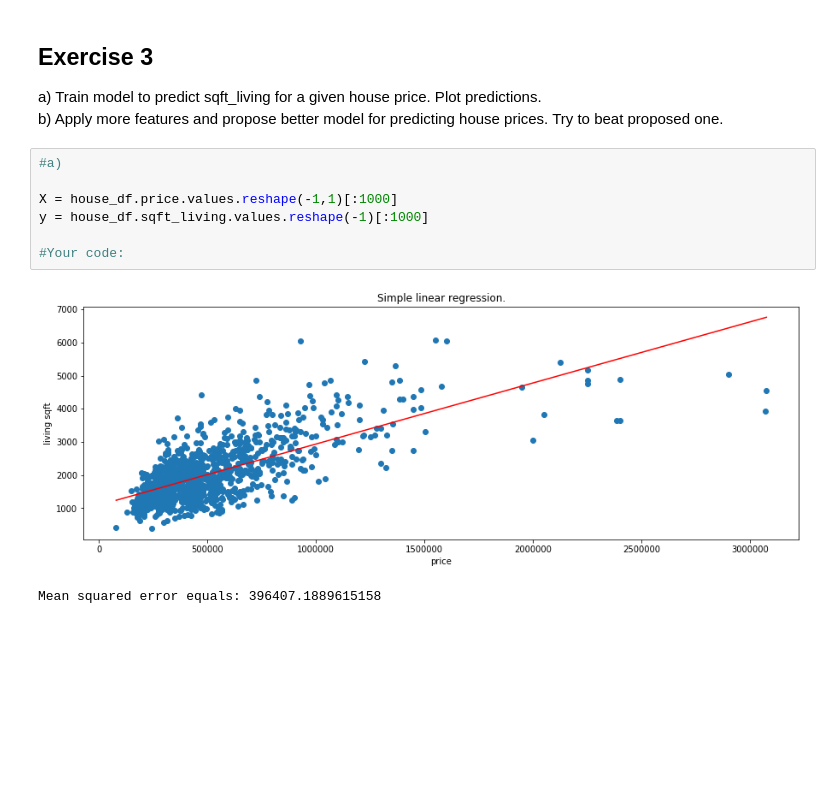
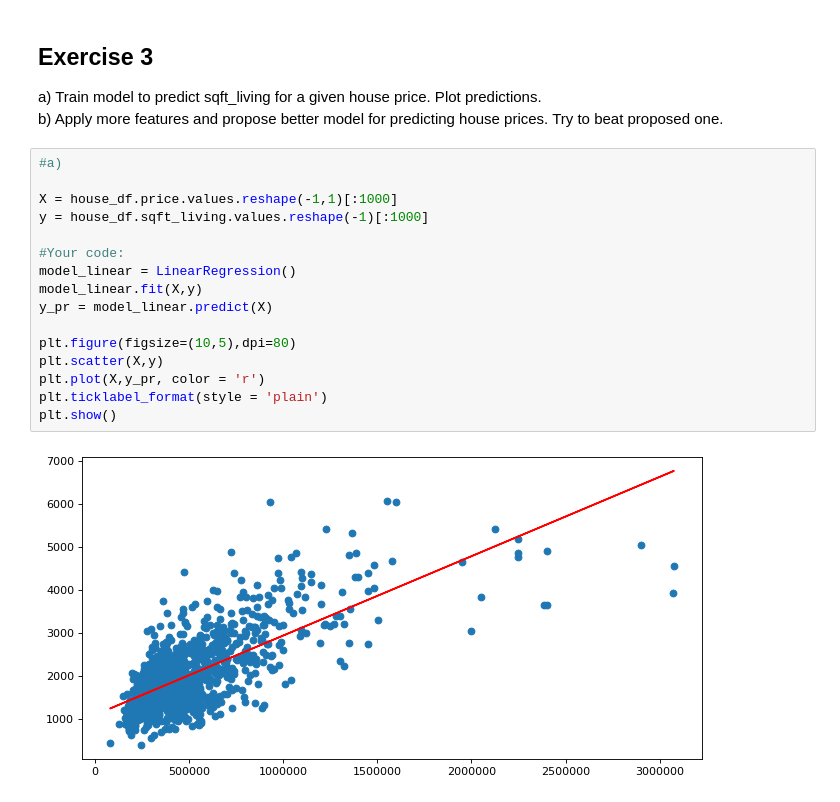
Before and after one commit to YehorSavchenko/Introduction-to-Data-Science, a Jupyter notebook: Cwiczenia2/Assignment_2_soltion_YehorSavchenko.ipynb, the cells around one changed output. Cells and saved outputs as stored; diff of their text form; blank space fills up the shorter version.

```diff
--- a/Cwiczenia2/Assignment_2_soltion_YehorSavchenko.ipynb
+++ b/Cwiczenia2/Assignment_2_soltion_YehorSavchenko.ipynb
@@ -101,13 +144,21 @@ b) Apply more features and propose better model for predicting house prices. Try
 # %%
 #a)
 
 X = house_df.price.values.reshape(-1,1)[:1000]
 y = house_df.sqft_living.values.reshape(-1)[:1000]
 
 #Your code:
+model_linear = LinearRegression()
+model_linear.fit(X,y)
+y_pr = model_linear.predict(X)
+
+plt.figure(figsize=(10,5),dpi=80)
+plt.scatter(X,y)
+plt.plot(X,y_pr, color = 'r')
+plt.ticklabel_format(style = 'plain')
+plt.show()
 # %% [output]
-[figure, old version]
+[figure, new version]
-Mean squared error equals: 396407.1889615158
 # %%
 #b) Let's propose model, which uses living sqft, lot sqft, grade, view and all of their interactions up to third degree
 
```
Also changed, not shown: parts of 10 cells of this notebook.
